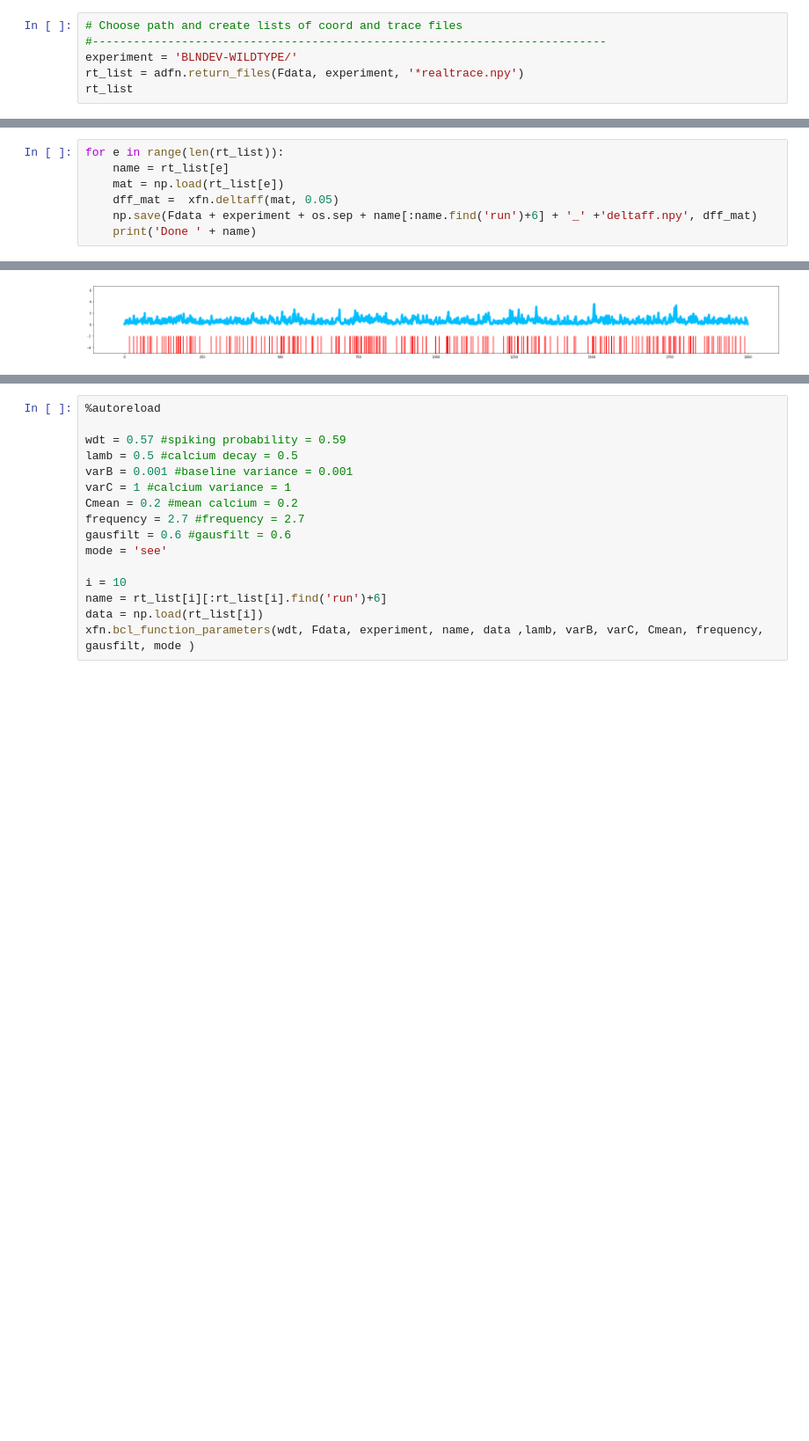
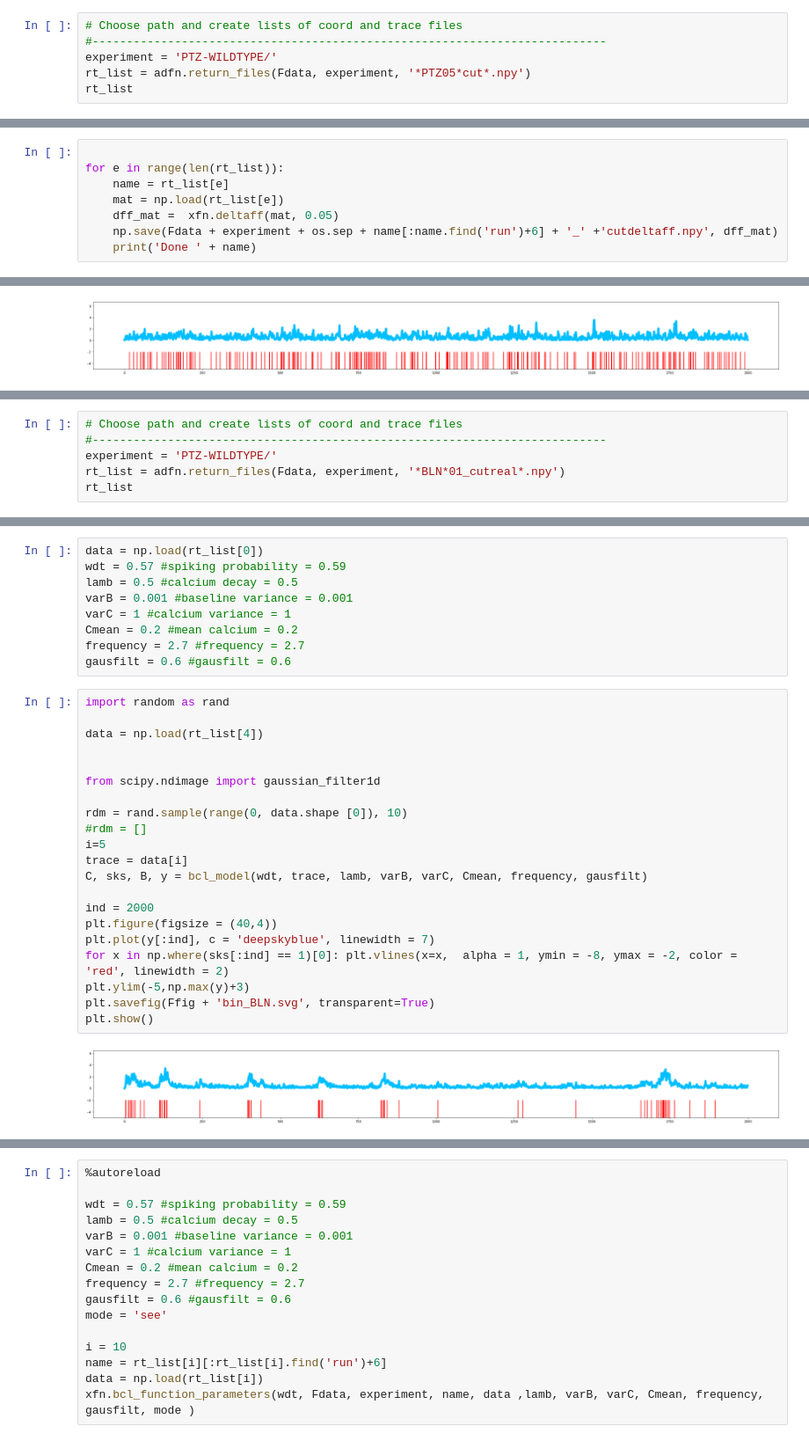
Before and after one commit to dafishcode/img_process, a Jupyter notebook: extract.ipynb, the cells around one changed output, grey strips where cells are left out. Shown at 88% size. Cells and saved outputs as stored; diff of their text form; blank space fills up the shorter version.

```diff
--- a/extract.ipynb
+++ b/extract.ipynb
@@ -180,7 +178,7 @@ for x,date in enumerate(date_list): #loop through all files across different dat
 # %%
 # Choose path and create lists of coord and trace files
 #---------------------------------------------------------------------------
-experiment = 'BLNDEV-WILDTYPE/'
-rt_list = adfn.return_files(Fdata, experiment, '*realtrace.npy')
+experiment = 'PTZ-WILDTYPE/'
+rt_list = adfn.return_files(Fdata, experiment, '*PTZ05*cut*.npy')
 rt_list
 # %% [output]
@@ -204,8 +205,9 @@ rt_list
 # %%
+
 for e in range(len(rt_list)):
     name = rt_list[e]
     mat = np.load(rt_list[e])
     dff_mat =  xfn.deltaff(mat, 0.05)
-    np.save(Fdata + experiment + os.sep + name[:name.find('run')+6] + '_' +'deltaff.npy', dff_mat)
+    np.save(Fdata + experiment + os.sep + name[:name.find('run')+6] + '_' +'cutdeltaff.npy', dff_mat)
     print('Done ' + name)
 # %% [output]
@@ -267,0 +418,6 @@ xfn.bcl_function_parameters(wdt, Fdata, experiment, name, data ,lamb, varB, varC
+# %%
+# Choose path and create lists of coord and trace files
+#---------------------------------------------------------------------------
+experiment = 'PTZ-WILDTYPE/'
+rt_list = adfn.return_files(Fdata, experiment, '*BLN*01_cutreal*.npy')
+rt_list
@@ -267,0 +434,32 @@ xfn.bcl_function_parameters(wdt, Fdata, experiment, name, data ,lamb, varB, varC
+# %%
+data = np.load(rt_list[0])
+wdt = 0.57 #spiking probability = 0.59
+lamb = 0.5 #calcium decay = 0.5
+varB = 0.001 #baseline variance = 0.001
+varC = 1 #calcium variance = 1
+Cmean = 0.2 #mean calcium = 0.2
+frequency = 2.7 #frequency = 2.7
+gausfilt = 0.6 #gausfilt = 0.6
+# %%
+import random as rand
+
+data = np.load(rt_list[4])
+
+
+from scipy.ndimage import gaussian_filter1d
+
+rdm = rand.sample(range(0, data.shape [0]), 10)
+#rdm = []
+i=5
+trace = data[i]
+C, sks, B, y = bcl_model(wdt, trace, lamb, varB, varC, Cmean, frequency, gausfilt)
+
+ind = 2000
+plt.figure(figsize = (40,4))
+plt.plot(y[:ind], c = 'deepskyblue', linewidth = 7)
+for x in np.where(sks[:ind] == 1)[0]: plt.vlines(x=x,  alpha = 1, ymin = -8, ymax = -2, color = 'red', linewidth = 2)
+plt.ylim(-5,np.max(y)+3)
+plt.savefig(Ffig + 'bin_BLN.svg', transparent=True)
+plt.show()
+# %% [output]
+[figure, added]
```
Also changed, not shown: parts of 17 cells of this notebook, 3 other files.
